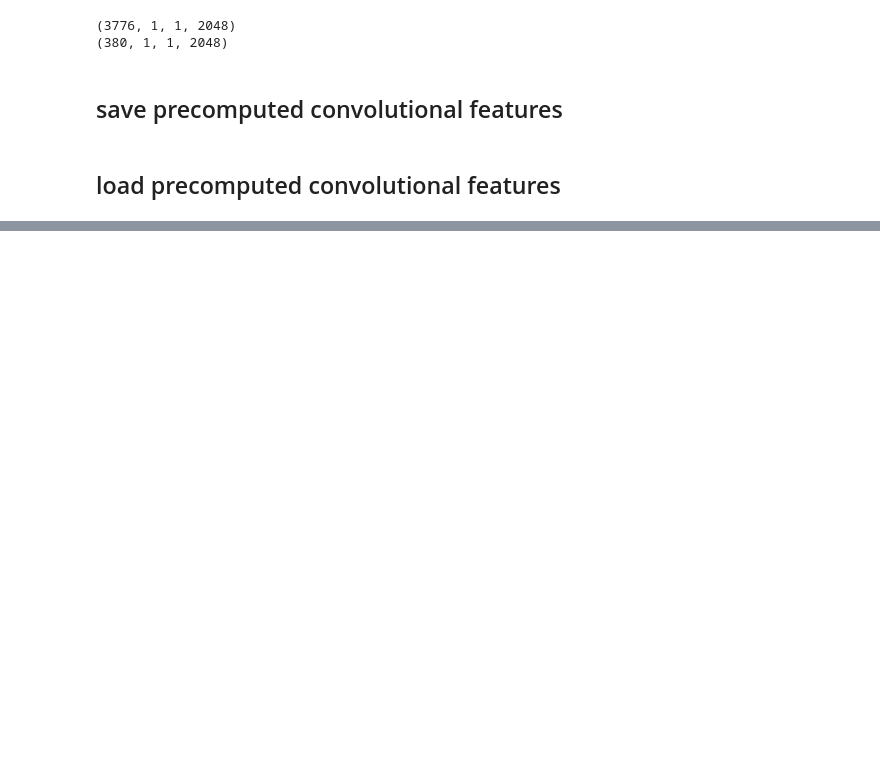
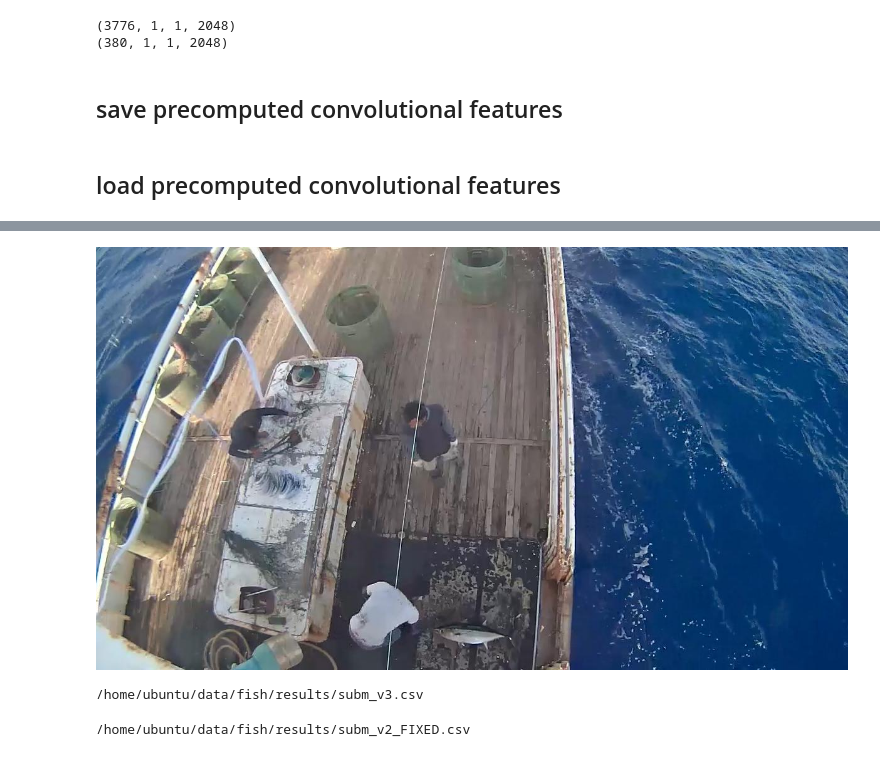
Before and after one commit to MikeHudgell/Kaggle, a Jupyter notebook: 1.0-mh-precomputed_resnet_fish.ipynb, the cells around one changed output, grey strips where cells are left out. Drawn from its saved outputs; the diff is of its cells as text; code cells hidden in the pictures; blank space fills up the shorter version.

```diff
--- a/1.0-mh-precomputed_resnet_fish.ipynb
+++ b/1.0-mh-precomputed_resnet_fish.ipynb
@@ -436,0 +534,10 @@ ValueError: Error when checking input: expected input_7 to have shape (None, 1,
+# %%
+# no fish or YFT
+Image(filename='/home/ubuntu/data/fish/test_stg2/unknown/image_06681.jpg')
+# %% [output]
+[figure, added]
+# %%
+print subm_name
+submission.to_csv(subm_name, index=False)#, header=False)#, compression='gzip')
+# %% [output]
+/home/ubuntu/data/fish/results/subm_v3.csv
@@ -436,0 +556,5 @@ ValueError: Error when checking input: expected input_7 to have shape (None, 1,
+# %%
+# Submit Me
+print subm_nameFIXED
+# %% [output]
+/home/ubuntu/data/fish/results/subm_v2_FIXED.csv
```
Also changed, not shown: parts of 49 cells of this notebook, 3 other files.
